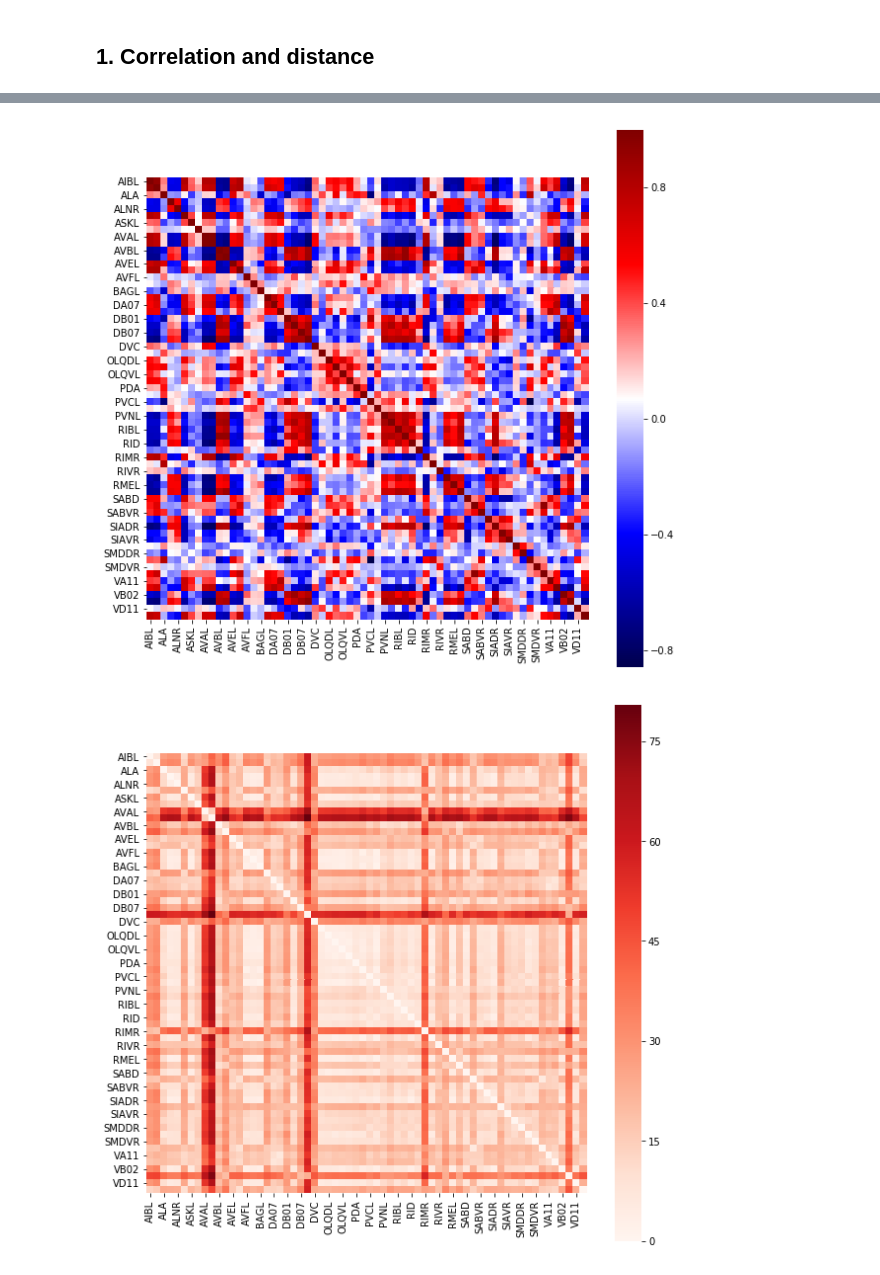
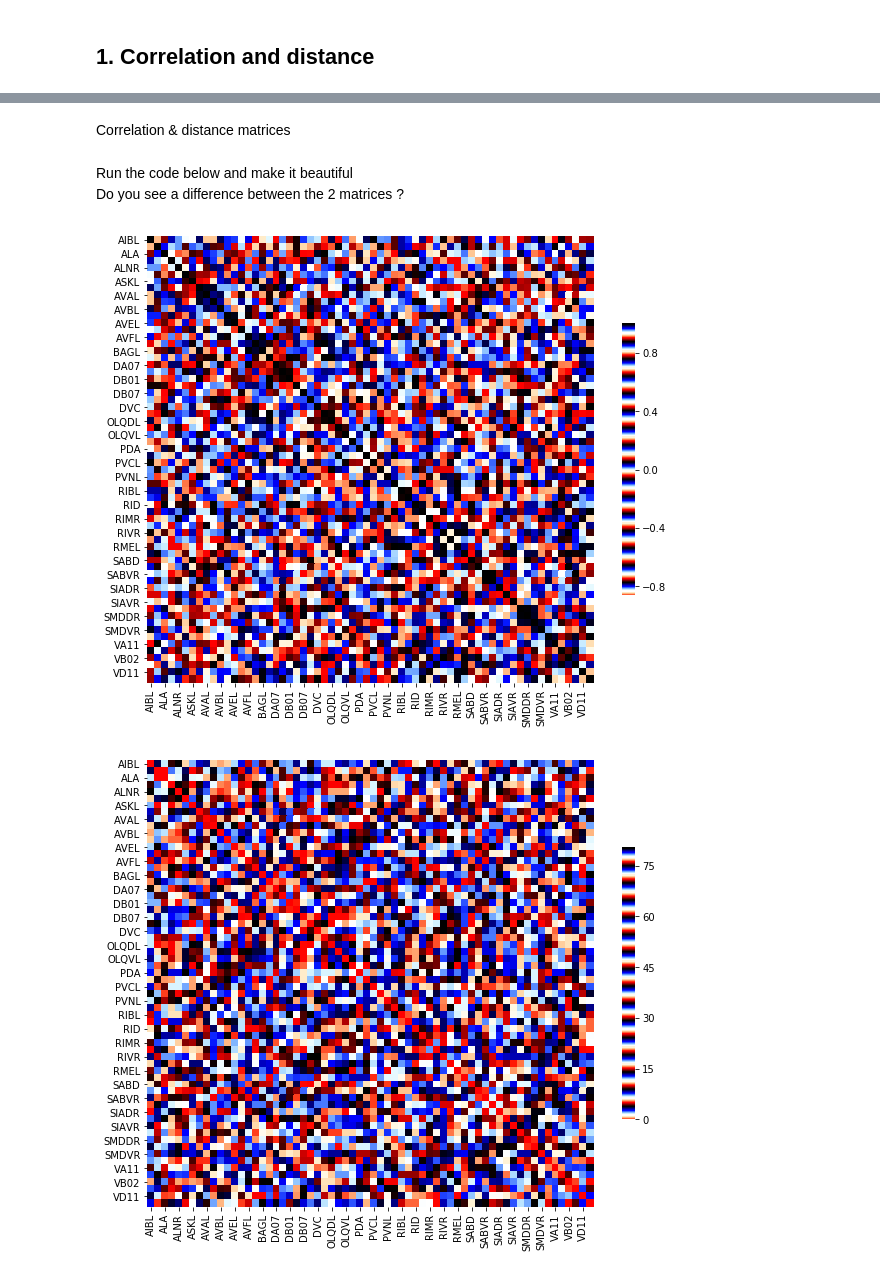
Before and after one commit to MarcJavin/WBI-analysis, a Jupyter notebook: Data Analysis.ipynb, the cells around one changed output, grey strips where cells are left out. Cells and saved outputs as stored; diff of their text form; code cells hidden in the pictures.

```diff
--- a/Data Analysis.ipynb
+++ b/Data Analysis.ipynb
@@ -195,10 +241,14 @@ Correlation between AVAL and DVA : -0.7546418442933499
+# %% [markdown]
+Correlation & distance matrices
 # %%
 from scipy.spatial.distance import pdist, squareform
 
 def get_labelled(df):
+    '''Return the name of labelled neurons in dataset @df'''
     return [n  for n in df.columns if any(c.isalpha() for c in n)]
 
 def corr(df, vmin=None, vmax=None, cmap='flag'):
+    '''Compute and plot correlation matrix on @df'''
     corr = df.corr()
     heat(corr, vmin, vmax, cmap)
 
@@ -206,19 +256,23 @@ def dist_comp(df):
     distances = pdist(df.T.values, metric='euclidean')
     return squareform(distances)
 def dist(df, vmin=None, vmax=None, cmap='flag'):
+    '''Compute and plot distance matrix on @df'''
     dist = pd.DataFrame(dist_comp(df), columns = df.columns, index=df.columns)
     heat(dist, vmin, vmax, cmap)
 
 def heat(df, vmin=None, vmax=None, cmap='flag'):
     f, ax = plt.subplots(figsize=(10, 10))
-    sns.heatmap(df, cmap=cmap, square=True, ax=ax, vmax=vmax, vmin=vmin)
-
-# dist(df[NAMES])
-names = get_labelled(t0)
-corr(t0[names], cmap='seismic')
-plt.show()
-dist(t0[names], cmap='Reds')
-plt.show()
+    sns.heatmap(df, cmap=cmap, square=True, ax=ax, vmax=vmax, vmin=vmin, cbar_kws={"shrink": .5})
-# %% [output]
-[figure, removed]
-[figure, removed]
+# %% [markdown]
+Run the code below and make it beautiful
+Do you see a difference between the 2 matrices ?
+# %%
+#Plot some matrices
+names = get_labelled(t0)
+corr(t0[names], cmap='flag')
+plt.show()
+dist(t0[names], cmap='flag')
+plt.show()
+# %% [output]
+[figure, added]
+[figure, added]
```
Also changed, not shown: parts of 24 cells of this notebook, 5 other files.
